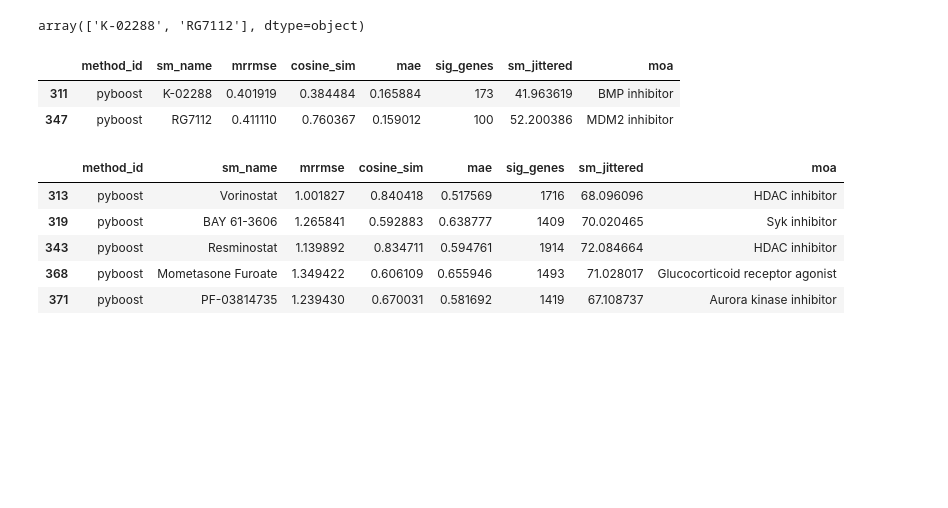
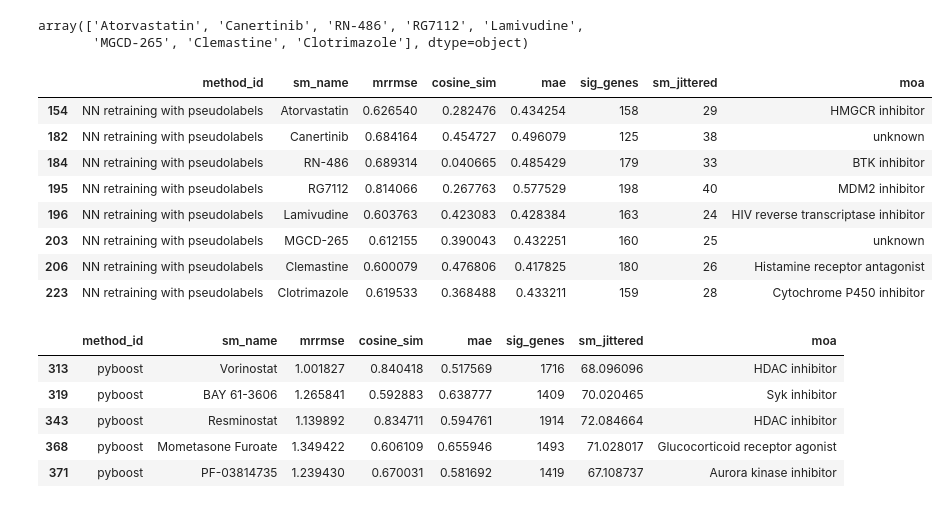
Before and after one commit to theislab/task-dge-perturbation-prediction-analysis, a Jupyter notebook: results_analysis/results_analysis.ipynb, the cells around one changed output. Saved outputs shown, nothing was run; the diff lists cells and outputs as text; code cells hidden in the pictures; blank space fills up the shorter version.

```diff
--- a/results_analysis/results_analysis.ipynb
+++ b/results_analysis/results_analysis.ipynb
@@ -94,3 +93,5 @@ for method_id in ["jn_ap_op2", "lstm_gru_cnn_ensemble", "nn_retraining_with_pseu
+# %%
+de_test.index = predictions["pyboost"].index
 # %%
 rows = []
 for method_id in predictions.keys():
@@ -132,7 +139,7 @@ for method_id in predictions.keys():
 # %%
 data = pd.DataFrame(rows)
 # %%
-threshold = -np.log10(0.05)
+threshold = -np.log10(0.01)
 # %%
 rows = []
 for sm_name in de_test.sm_name.unique():
@@ -249,0 +153,11 @@ plt.show()
+# %%
+rename_dict = {
+    'jn_ap_op2': 'JN-AP-OP2',
+    'nn_retraining_with_pseudolabels': 'NN retraining with pseudolabels',
+    'scape': 'ScAPE',
+    'pyboost': 'Py-boost',
+    'lgc_ensemble': 'LSTM-GRU-CNN ensemble',
+    "mean_across_compounds": "Mean across compounds",
+    "transformer_ensemble": "Transformer ensemble"
+}
+data.method_id = data.method_id.astype("category").cat.rename_categories(rename_dict)
@@ -251,17 +219,24 @@ plt.show()
 # load moa
 moa_annotations = pd.read_csv(os.path.join("../data/complete_data", "moa_annotations.csv"))
 # %%
-data_top = data[data.method_id == "pyboost"].copy()
+data_top = data[data.method_id == "NN retraining with pseudolabels"].copy()
 # %%
 data_top["moa"] = data_top.sm_name.map(moa_annotations.set_index("sm_name")["moa"])
 # %%
-data_top[(data_top.sig_genes < 200) & (data_top.mrrmse > 0.4)].sm_name.unique()
+data_top[(data_top.sig_genes < 200) & (data_top.mrrmse > 0.6)].sm_name.unique()
 # %% [output]
-array(['K-02288', 'RG7112'], dtype=object)
+array(['Atorvastatin', 'Canertinib', 'RN-486', 'RG7112', 'Lamivudine',
+       'MGCD-265', 'Clemastine', 'Clotrimazole'], dtype=object)
 # %%
-data_top[(data_top.sig_genes < 200) & (data_top.mrrmse > 0.4)]
+data_top[(data_top.sig_genes < 200) & (data_top.mrrmse > 0.6)]
 # %% [output]
 |  | method_id | sm_name | mrrmse | cosine_sim | mae | sig_genes | sm_jittered | moa |
-| 311 | pyboost | K-02288 | 0.401919 | 0.384484 | 0.165884 | 173 | 41.963619 | BMP inhibitor |
-| 347 | pyboost | RG7112 | 0.411110 | 0.760367 | 0.159012 | 100 | 52.200386 | MDM2 inhibitor |
+| 154 | NN retraining with pseudolabels | Atorvastatin | 0.626540 | 0.282476 | 0.434254 | 158 | 29 | HMGCR inhibitor |
+| 182 | NN retraining with pseudolabels | Canertinib | 0.684164 | 0.454727 | 0.496079 | 125 | 38 | unknown |
+| 184 | NN retraining with pseudolabels | RN-486 | 0.689314 | 0.040665 | 0.485429 | 179 | 33 | BTK inhibitor |
+| 195 | NN retraining with pseudolabels | RG7112 | 0.814066 | 0.267763 | 0.577529 | 198 | 40 | MDM2 inhibitor |
+| 196 | NN retraining with pseudolabels | Lamivudine | 0.603763 | 0.423083 | 0.428384 | 163 | 24 | HIV reverse transcriptase inhibitor |
+| 203 | NN retraining with pseudolabels | MGCD-265 | 0.612155 | 0.390043 | 0.432251 | 160 | 25 | unknown |
+| 206 | NN retraining with pseudolabels | Clemastine | 0.600079 | 0.476806 | 0.417825 | 180 | 26 | Histamine receptor antagonist |
+| 223 | NN retraining with pseudolabels | Clotrimazole | 0.619533 | 0.368488 | 0.433211 | 159 | 28 | Cytochrome P450 inhibitor |
 # %%
```
Also changed, not shown: parts of 34 cells of this notebook.
